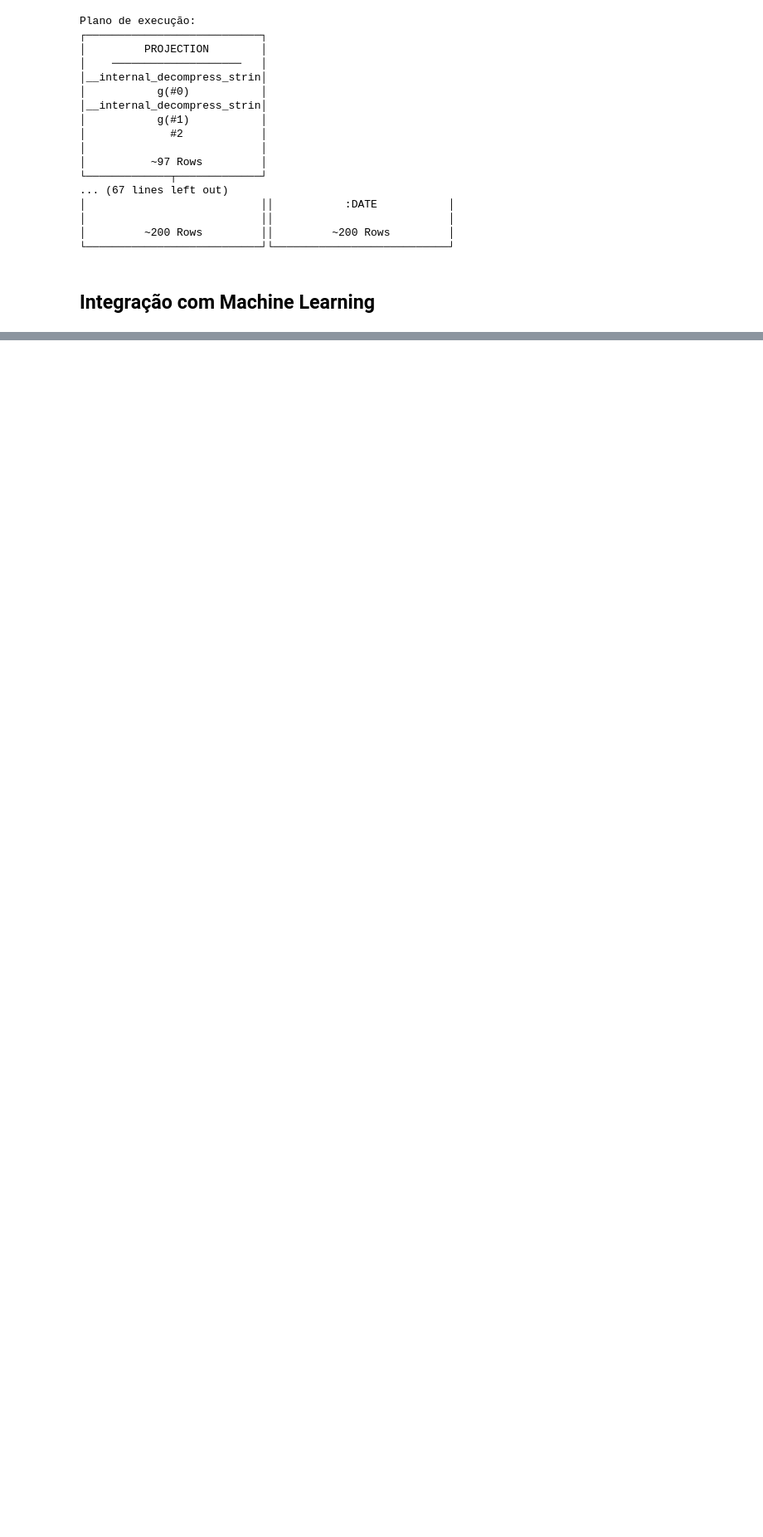
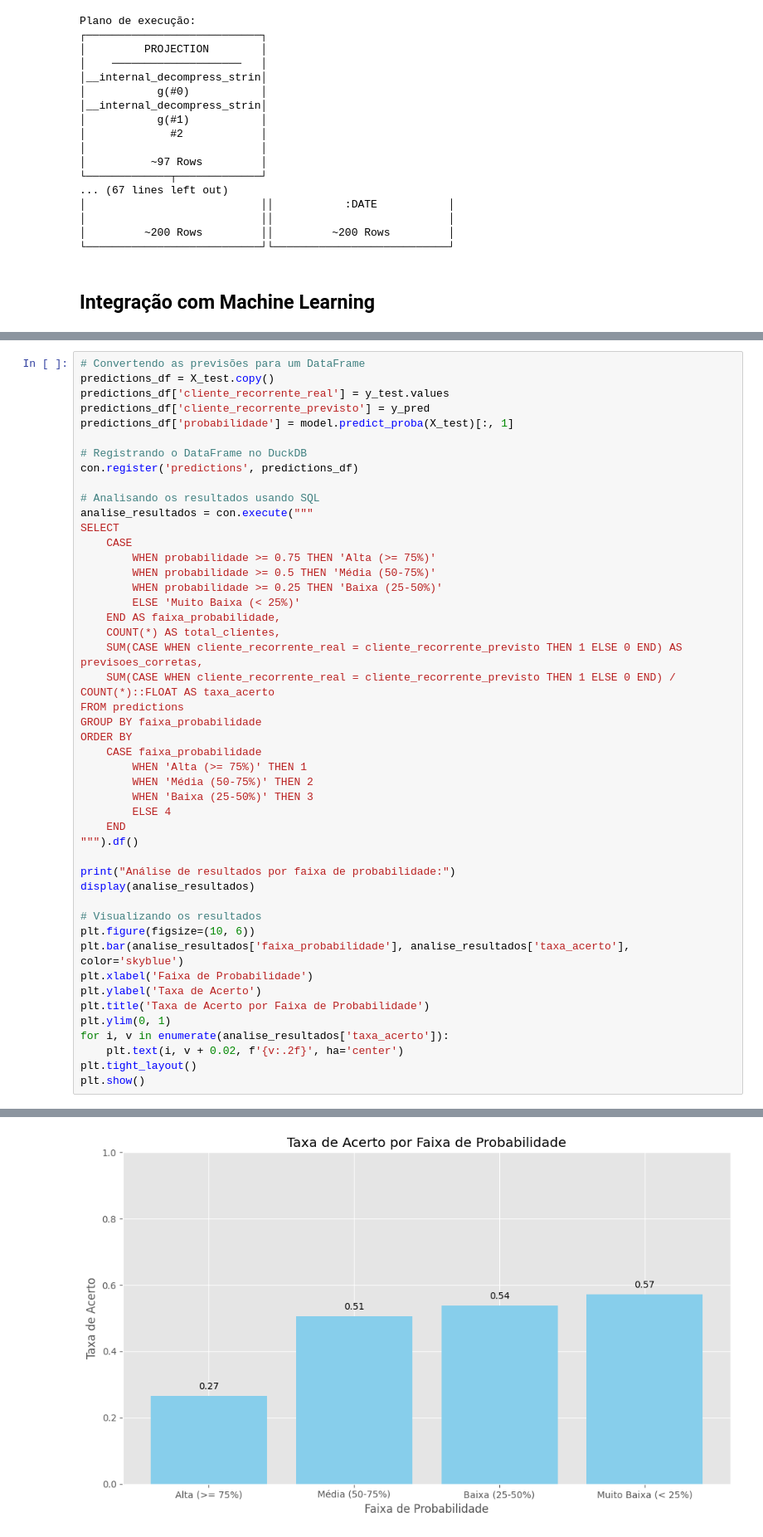
Before and after one commit to vinileodido/10-Minutos-ao-Duckdb, a Jupyter notebook: 10 Minutos ao Duckdb.ipynb, the cells around one changed output, grey strips where cells are left out. Shown at 83% size. Saved outputs shown, nothing was run; the diff lists cells and outputs as text; blank space fills up the shorter version.

Commit message:
Notebook
Notebook para apresentação e nivelamento ao time sobre duckdb

```diff
--- a/10 Minutos ao Duckdb.ipynb
+++ b/10 Minutos ao Duckdb.ipynb
@@ -1537,0 +1734,48 @@ Plano de execução:
+# %%
+# Convertendo as previsões para um DataFrame
+predictions_df = X_test.copy()
+predictions_df['cliente_recorrente_real'] = y_test.values
+predictions_df['cliente_recorrente_previsto'] = y_pred
+predictions_df['probabilidade'] = model.predict_proba(X_test)[:, 1]
+
+# Registrando o DataFrame no DuckDB
+con.register('predictions', predictions_df)
+
+# Analisando os resultados usando SQL
+analise_resultados = con.execute("""
+SELECT
+    CASE
+        WHEN probabilidade >= 0.75 THEN 'Alta (>= 75%)'
+        WHEN probabilidade >= 0.5 THEN 'Média (50-75%)'
+        WHEN probabilidade >= 0.25 THEN 'Baixa (25-50%)'
+        ELSE 'Muito Baixa (< 25%)'
+    END AS faixa_probabilidade,
+    COUNT(*) AS total_clientes,
+    SUM(CASE WHEN cliente_recorrente_real = cliente_recorrente_previsto THEN 1 ELSE 0 END) AS previsoes_corretas,
+    SUM(CASE WHEN cliente_recorrente_real = cliente_recorrente_previsto THEN 1 ELSE 0 END) / COUNT(*)::FLOAT AS taxa_acerto
+FROM predictions
+GROUP BY faixa_probabilidade
+ORDER BY
+    CASE faixa_probabilidade
+        WHEN 'Alta (>= 75%)' THEN 1
+        WHEN 'Média (50-75%)' THEN 2
+        WHEN 'Baixa (25-50%)' THEN 3
+        ELSE 4
+    END
+""").df()
+
+print("Análise de resultados por faixa de probabilidade:")
+display(analise_resultados)
+
+# Visualizando os resultados
+plt.figure(figsize=(10, 6))
+plt.bar(analise_resultados['faixa_probabilidade'], analise_resultados['taxa_acerto'], color='skyblue')
+plt.xlabel('Faixa de Probabilidade')
+plt.ylabel('Taxa de Acerto')
+plt.title('Taxa de Acerto por Faixa de Probabilidade')
+plt.ylim(0, 1)
+for i, v in enumerate(analise_resultados['taxa_acerto']):
+    plt.text(i, v + 0.02, f'{v:.2f}', ha='center')
+plt.tight_layout()
+plt.show()
+# %% [output]
@@ -1537,0 +1788 @@ Plano de execução:
+[figure, added]
```
Also changed, not shown: parts of 23 cells of this notebook.
